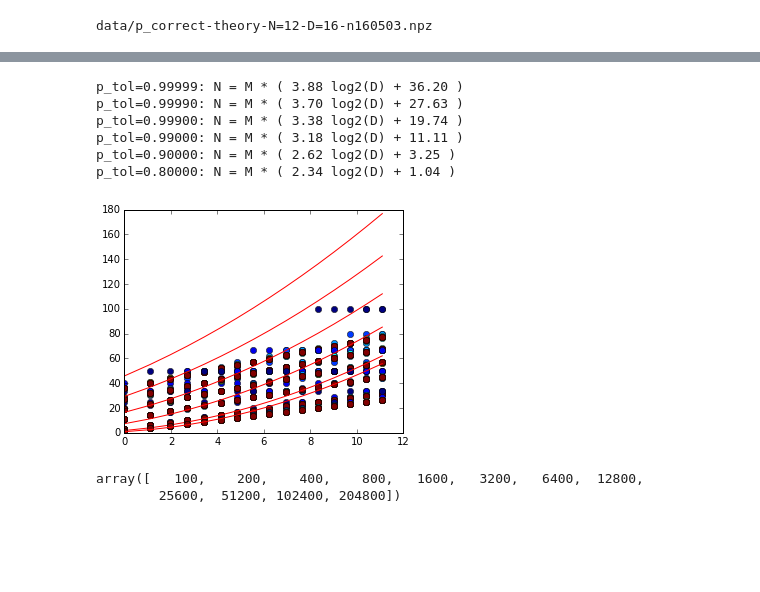
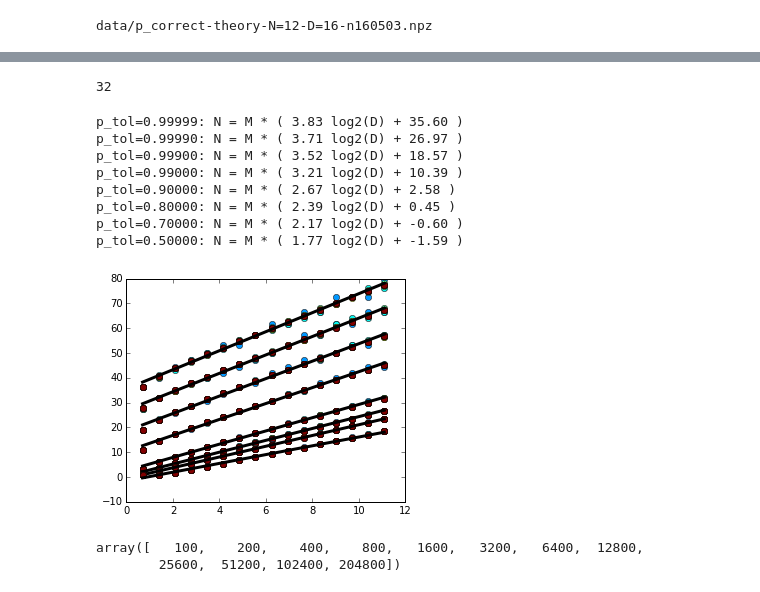
Before and after one commit to epaxon/HDlanguageDetection, a Jupyter notebook: hyperrnn_capacity-160505.ipynb, the cells around one changed output, grey strips where cells are left out. Drawn from its saved outputs; the diff is of its cells as text; code cells hidden in the pictures; blank space fills up the shorter version.

```diff
--- a/hyperrnn_capacity-160505.ipynb
+++ b/hyperrnn_capacity-160505.ipynb
@@ -300,6 +300,7 @@ runs = h['runs']
 test_N = h['test_N']
 #K = h['K']
 # %%
+K=5
 run_id = np.array(run_id)
 run_N = np.array(run_N)
 
@@ -904,12 +907,3 @@ for idxD, iD in enumerate(uD):
 
 ylim([0, 4000])
 xlim([0, 20000])
-# %%
-M = np.logspace(1, 9, 100)
-Ds = [2, 8, 32, 128]
-
-for D in Ds:
-    pp = p_correct_l(M, N=1000, D=D)
-    plot(M, pp * log2(pp*D))
-
-xscale('log')
@@ -973,6 +1004,9 @@ for idxN,N in enumerate(test_N):
         p_correct = p_correct_l(M, N=N, D=D)
         plot(M, p_correct, color=cm(idxD),lw=3)
 
+        pca = p_correct_approx(M, N=N, D=D)
+        plot(M, pca, 'o', color=cm(idxD), lw=3)
+
 legend(loc='upper right');
 title('Readout of most recent input', fontsize=20);
 xlabel('Number of items stored', fontsize=16);
@@ -1010,3 +1109,8 @@ h = np.load('data/p_correct-theory-N=12-D=16-n160503.npz')
 p_correct = h['p_correct']
 test_N = h['test_N']
 test_D = h['test_D']
+# %%
+h = np.load('data/p_hit-theory-rj=0.5-N=12-D=16-n160505.npz')
+p_correct = h['p_correct_hit']
+test_N = h['test_N']
+test_D = h['test_D']
@@ -1013,42 +1121,55 @@ test_D = h['test_D']
+# %%
+D
+# %% [output]
+32
 # %%
 import scipy
 from scipy import stats
 
-test_p_tol = [1-1e-5, 1-1e-4, 1-1e-3, 1-1e-2, 1-1e-1, 1-2e-1]
+test_p_tol = [1-1e-5, 1-1e-4, 1-1e-3, 1-1e-2, 1-1e-1, 1-2e-1, 1-3e-1, 1-5e-1]
 
 figure(figsize=(5,4))
 
 cm = get_cmap('jet', len(test_N))
 
+stN=3
 p_tol_M = np.zeros((len(test_N), len(test_D), len(test_p_tol)))
-slD = np.zeros((len(test_N), len(test_p_tol)))
-intD = np.zeros((len(test_N), len(test_p_tol)))
+slD = np.nan*np.zeros((len(test_N), len(test_p_tol)))
+intD = np.nan*np.zeros((len(test_N), len(test_p_tol)))
 
 for ip, p_tol in enumerate(test_p_tol[0:]):
-    for iN,N in enumerate(test_N):
+    #for iN,N in enumerate(test_N):
+    for iN in range(stN, len(test_N)):
+        N = test_N[iN]
         for iD,D in enumerate(test_D):
-            p_tol_M[iN, iD, ip] = np.nonzero(np.squeeze(p_correct[iN, iD, :]) < p_tol)[0][0]
+            m_idx = np.nonzero(np.squeeze(p_correct[iN, iD, :]) < p_tol)[0]
+            if len(m_idx) < 1:
+                p_tol_M[iN, iD, ip] = N
+            else:
+                p_tol_M[iN, iD, ip] = m_idx[0]
 
-        xD = np.log(np.array(test_D)-1)
+        xD = np.log(np.array(test_D))
         yD = N / p_tol_M[iN, :, ip]
         slD[iN, ip], intD[iN, ip], r, p, err = stats.linregress(xD, yD)
 
         plot(xD, yD, 'o', color=cm(iN), label="N=%2d" % N)
         #plot(xD, slD[iN, ip] * xD + intD[iN, ip], color=cm(iN))
 
-    #plot(xD, np.mean(slD[:,ip]) *xD + np.mean(intD[:,ip]), 'k', lw=3)
+    plot(xD, np.nanmean(slD[:,ip]) *xD + np.nanmean(intD[:,ip]), 'k', lw=3)
     C = -np.log(1-p_tol)
     gamma = 1.7
-    plot(xD, gamma**-2 * (xD + C) ** 2, 'r')
-    print "p_tol=%.5f: N = M * ( %2.2f log2(D) + %2.2f )" % (p_tol, mean(slD[:,ip]), mean(intD[:,ip]))
+    #plot(xD, gamma**-2 * (xD + C) ** 2, 'r')
+    print "p_tol=%.5f: N = M * ( %2.2f log2(D) + %2.2f )" % (p_tol, np.nanmean(slD[:,ip]), np.nanmean(intD[:,ip]))
 # %% [output]
-p_tol=0.99999: N = M * ( 3.88 log2(D) + 36.20 )
-p_tol=0.99990: N = M * ( 3.70 log2(D) + 27.63 )
-p_tol=0.99900: N = M * ( 3.38 log2(D) + 19.74 )
-p_tol=0.99000: N = M * ( 3.18 log2(D) + 11.11 )
-p_tol=0.90000: N = M * ( 2.62 log2(D) + 3.25 )
-p_tol=0.80000: N = M * ( 2.34 log2(D) + 1.04 )
+p_tol=0.99999: N = M * ( 3.83 log2(D) + 35.60 )
+p_tol=0.99990: N = M * ( 3.71 log2(D) + 26.97 )
+p_tol=0.99900: N = M * ( 3.52 log2(D) + 18.57 )
+p_tol=0.99000: N = M * ( 3.21 log2(D) + 10.39 )
+p_tol=0.90000: N = M * ( 2.67 log2(D) + 2.58 )
+p_tol=0.80000: N = M * ( 2.39 log2(D) + 0.45 )
+p_tol=0.70000: N = M * ( 2.17 log2(D) + -0.60 )
+p_tol=0.50000: N = M * ( 1.77 log2(D) + -1.59 )
-[figure, old version]
+[figure, new version]
 # %%
 test_N
 # %% [output]
```
Also changed, not shown: parts of 12 cells of this notebook, 6 other files.
